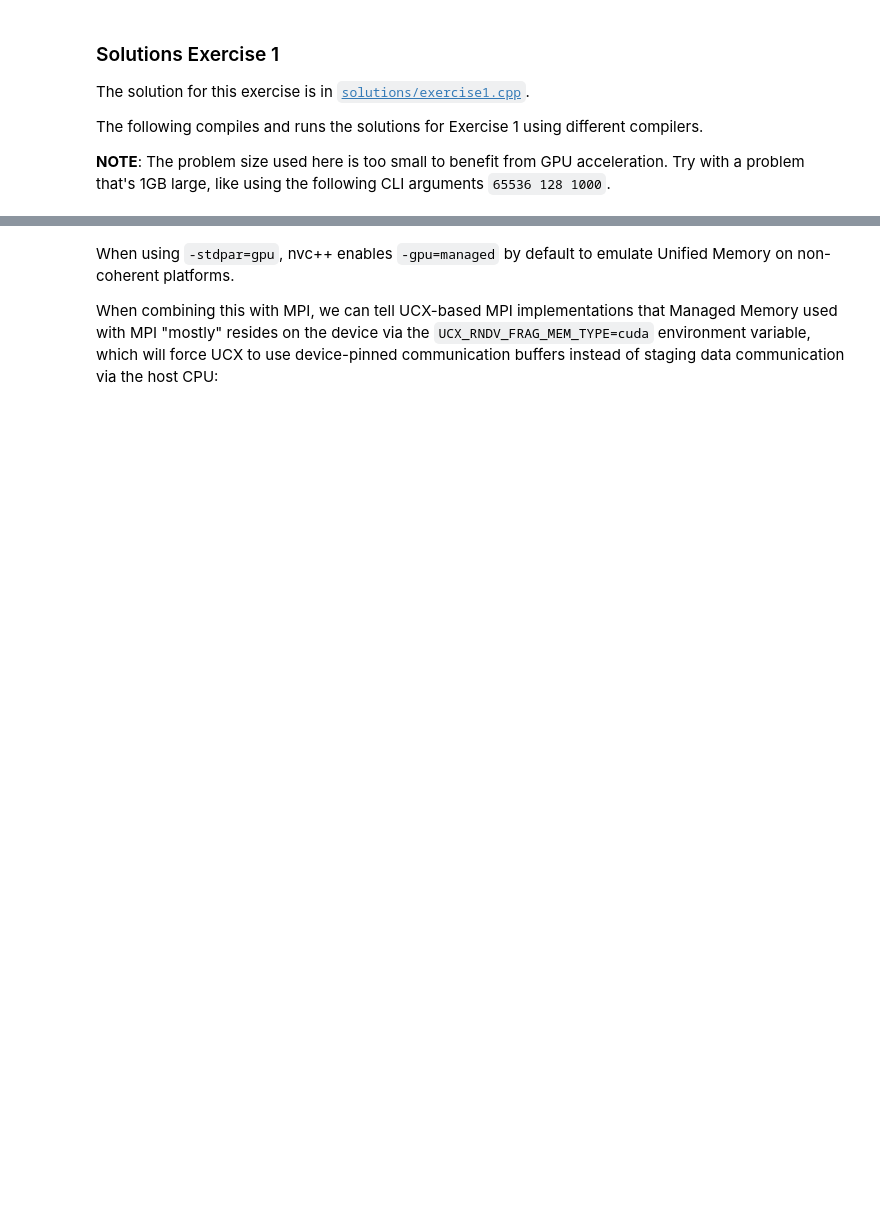
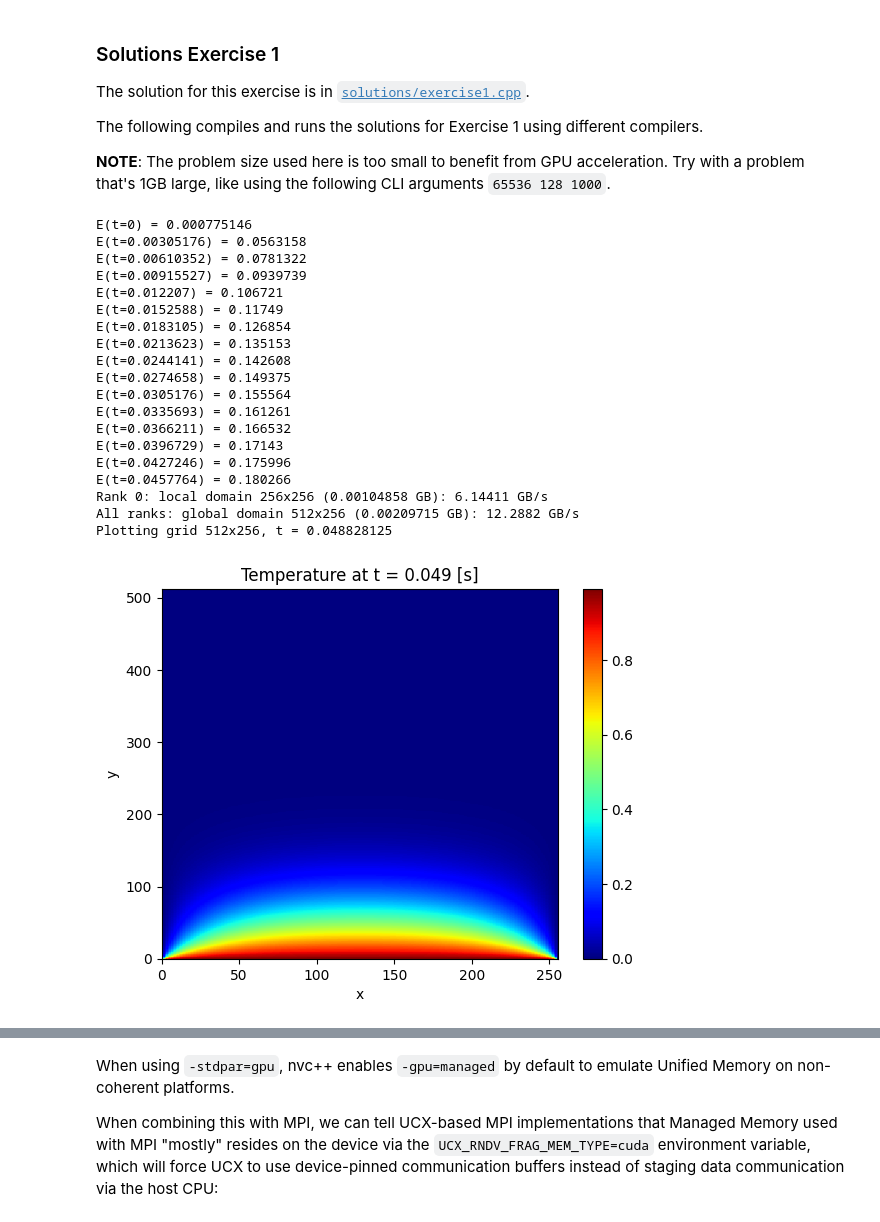
Before and after one commit to gonzalobg/cpp_hpc_tutorial, a Jupyter notebook: labs/lab2_heat/heat.ipynb, the cells around one changed output, grey strips where cells are left out. Cells and saved outputs as stored; diff of their text form; code cells hidden in the pictures; blank space fills up the shorter version.

```diff
--- a/labs/lab2_heat/heat.ipynb
+++ b/labs/lab2_heat/heat.ipynb
@@ -165,8 +271,30 @@ The following compiles and runs the solutions for Exercise 1 using different com
 # %%
 !rm output || true
 !rm heat || true
 !OMPI_CXX=g++ mpicxx -std=c++20 -Ofast -march=native -DNDEBUG -o heat solutions/exercise1.cpp -ltbb
 !mpirun -np 2 ./heat 256 256 16000
+visualize()
+# %% [output]
+E(t=0) = 0.000775146
+E(t=0.00305176) = 0.0563158
+E(t=0.00610352) = 0.0781322
+E(t=0.00915527) = 0.0939739
+E(t=0.012207) = 0.106721
+E(t=0.0152588) = 0.11749
+E(t=0.0183105) = 0.126854
+E(t=0.0213623) = 0.135153
+E(t=0.0244141) = 0.142608
+E(t=0.0274658) = 0.149375
+E(t=0.0305176) = 0.155564
+E(t=0.0335693) = 0.161261
+E(t=0.0366211) = 0.166532
+E(t=0.0396729) = 0.17143
+E(t=0.0427246) = 0.175996
+E(t=0.0457764) = 0.180266
+Rank 0: local domain 256x256 (0.00104858 GB): 6.14411 GB/s
+All ranks: global domain 512x256 (0.00209715 GB): 12.2882 GB/s
+Plotting grid 512x256, t = 0.048828125
+[figure, added]
 # %%
 !rm output || true
 !rm heat || true
```
Also changed, not shown: parts of 15 cells of this notebook, 4 other files.
